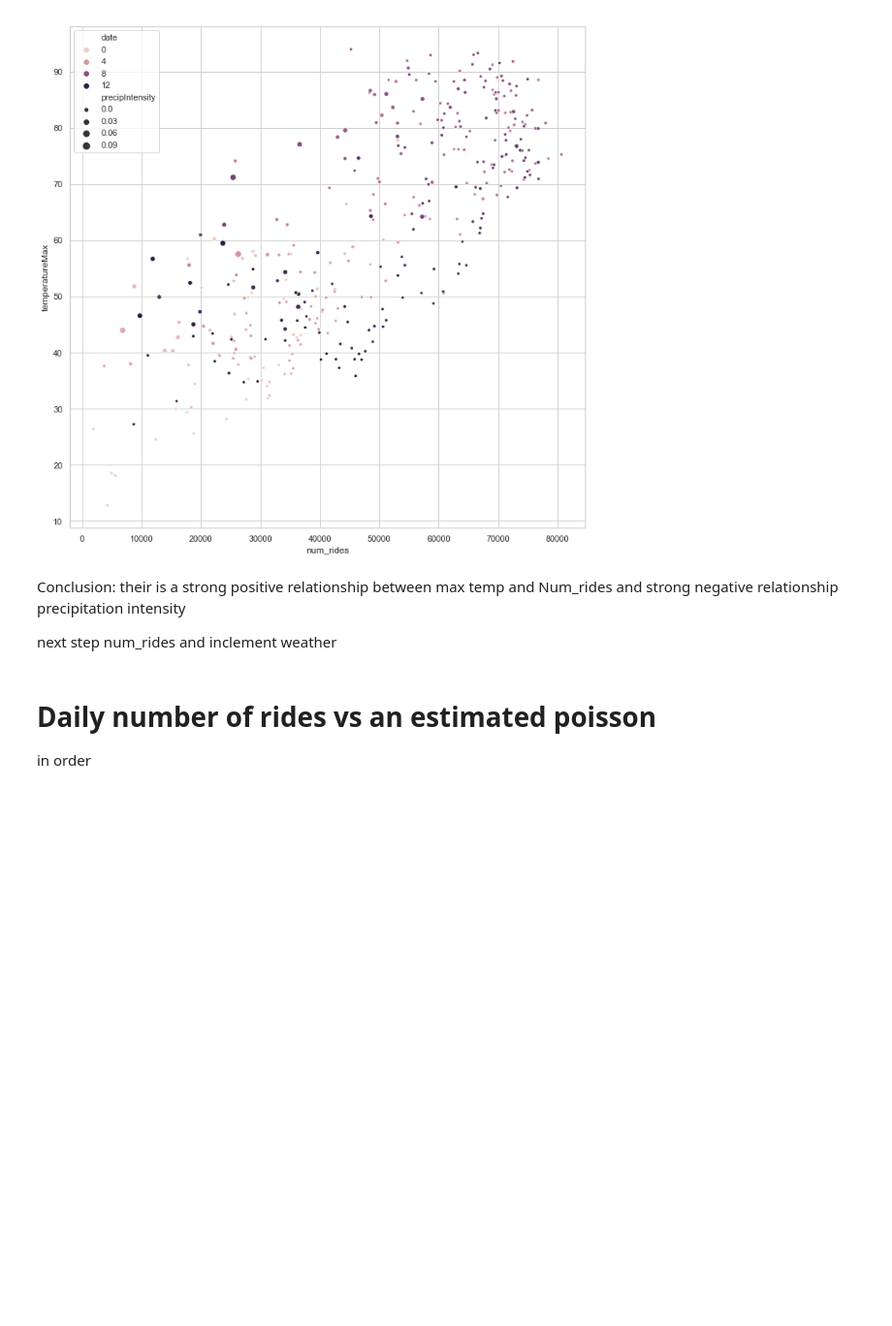
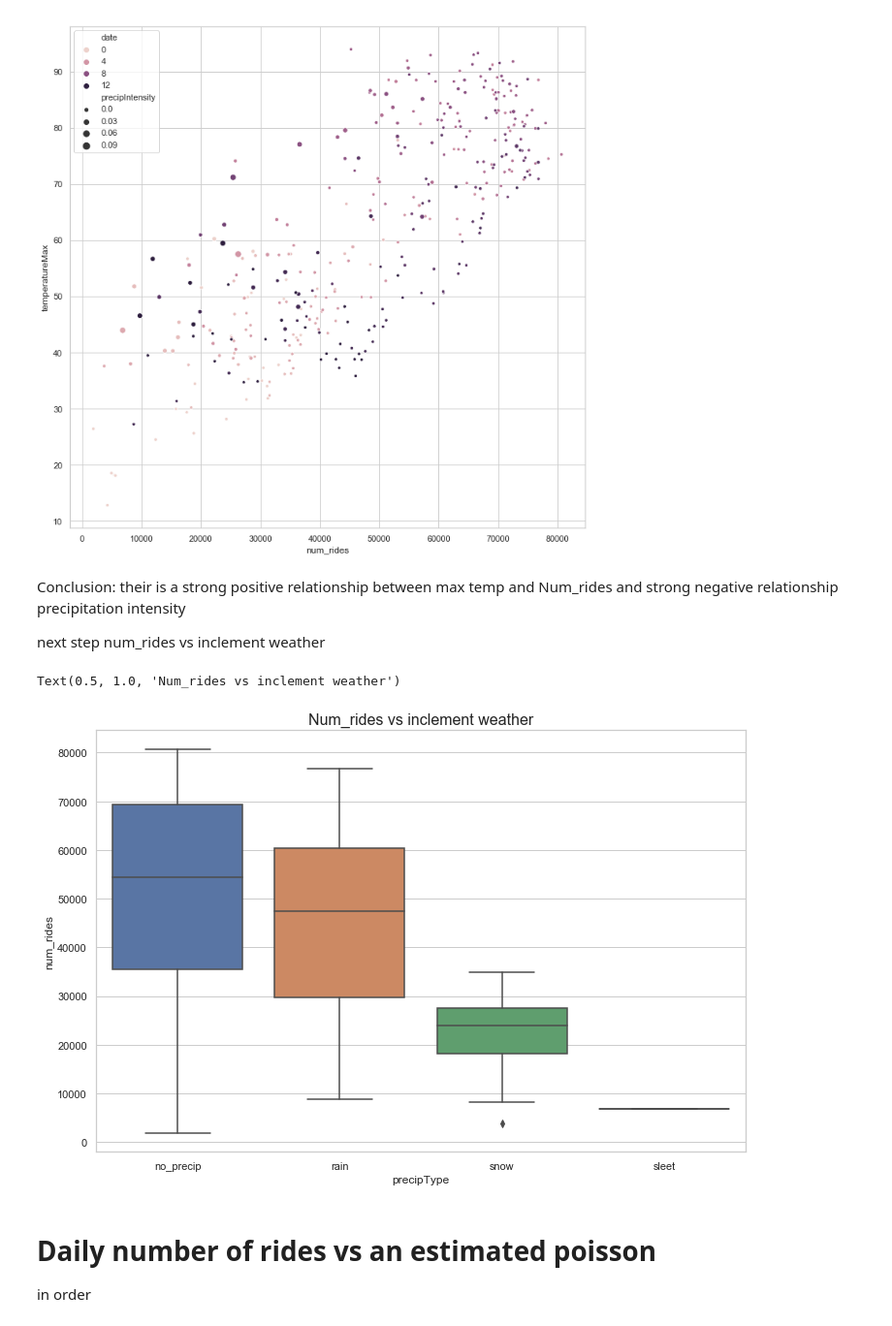
Before and after one commit to jacoblgoodman/DAV-5400, a Jupyter notebook: final/j_goodman_finalproject.ipynb, the cells around one changed output. Shown: that part at 97% size. Saved outputs shown, nothing was run; the diff lists cells and outputs as text; code cells hidden in the pictures; blank space fills up the shorter version.

```diff
--- a/final/j_goodman_finalproject.ipynb
+++ b/final/j_goodman_finalproject.ipynb
@@ -412,7 +413,14 @@ sns.scatterplot(x='num_rides', y='temperatureMax', data = df, hue = df.index.mon
 Conclusion:
 their is a strong positive relationship between max temp and Num_rides and strong negative relationship  precipitation intensity
 
-next step num_rides and inclement weather
+next step num_rides vs inclement weather
+# %%
+plt.figure(figsize=(12,8))
+ax = sns.boxplot(x="precipType", y="num_rides", data=df)
+plt.title('Num_rides vs inclement weather',fontsize=16)
+# %% [output]
+Text(0.5, 1.0, 'Num_rides vs inclement weather')
+[figure, added]
 # %% [markdown]
 # Daily number of rides vs an estimated poisson
 
```
Also changed, not shown: parts of 2 cells of this notebook.
